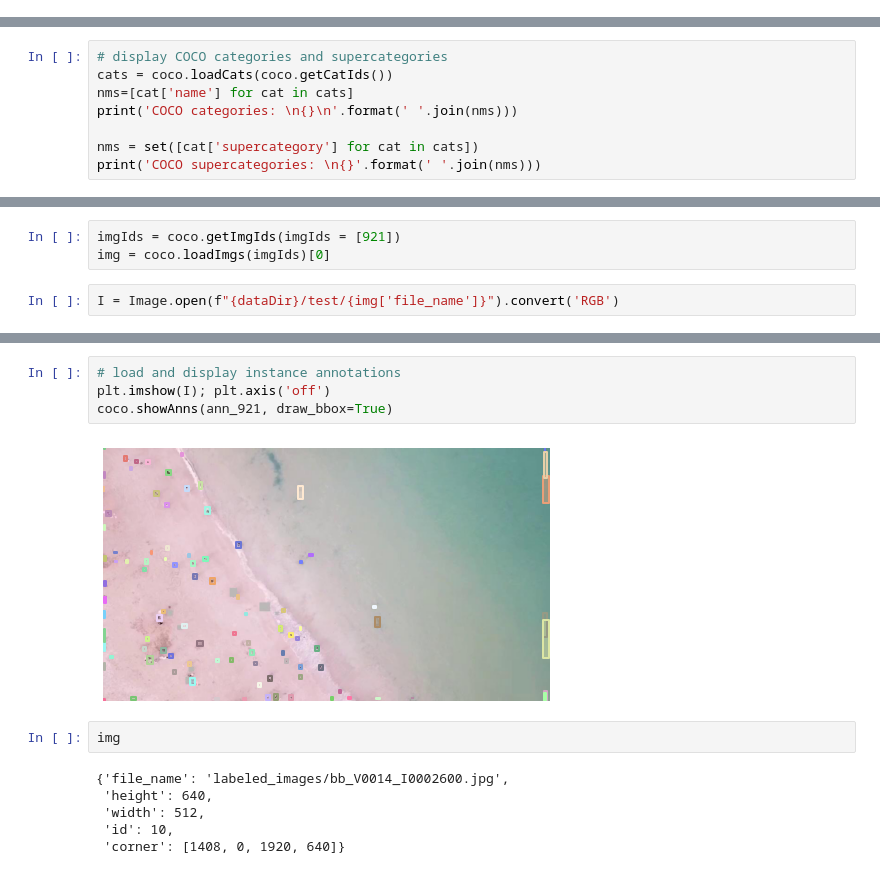
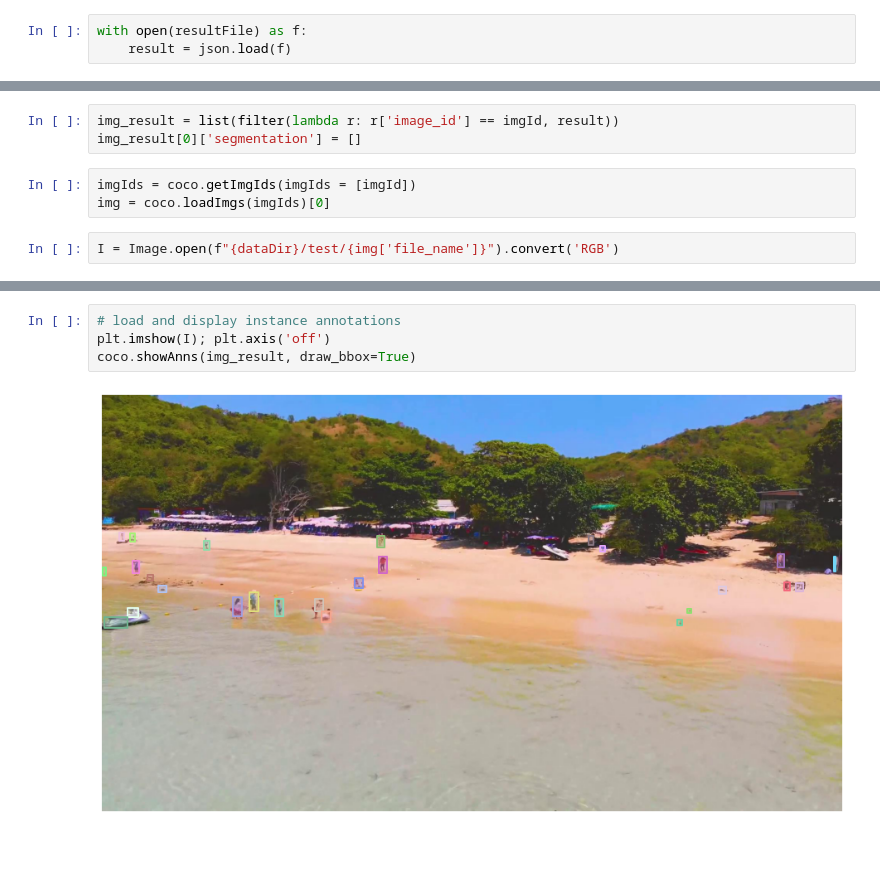
Before and after one commit to AlexTo/tiny_center_net, a Jupyter notebook: tiny_test.ipynb, the cells around one changed output, grey strips where cells are left out. Saved outputs shown, nothing was run; the diff lists cells and outputs as text; blank space fills up the shorter version.

```diff
--- a/tiny_test.ipynb
+++ b/tiny_test.ipynb
@@ -17,3 +19,6 @@ annFile = 'data/tiny_set/erase_with_uncertain_dataset/annotations/tiny_set_test_
+# %%
+with open(resultFile) as f:
+    result = json.load(f)
 # %%
 # initialize COCO api for instance annotations
 coco=COCO(annFile)
@@ -22,11 +27,3 @@ loading annotations into memory...
 Done (t=0.00s)
 creating index...
 index created!
-# %%
-# display COCO categories and supercategories
-cats = coco.loadCats(coco.getCatIds())
-nms=[cat['name'] for cat in cats]
-print('COCO categories: \n{}\n'.format(' '.join(nms)))
-
-nms = set([cat['supercategory'] for cat in cats])
-print('COCO supercategories: \n{}'.format(' '.join(nms)))
@@ -47,5 +30,8 @@ len(imgIds)
+# %%
+img_result = list(filter(lambda r: r['image_id'] == imgId, result))
+img_result[0]['segmentation'] = []
 # %%
-imgIds = coco.getImgIds(imgIds = [921])
+imgIds = coco.getImgIds(imgIds = [imgId])
 img = coco.loadImgs(imgIds)[0]
 # %%
 I = Image.open(f"{dataDir}/test/{img['file_name']}").convert('RGB')
@@ -61,14 +47,6 @@ plt.show()
 # %%
 # load and display instance annotations
 plt.imshow(I); plt.axis('off')
-coco.showAnns(ann_921, draw_bbox=True)
+coco.showAnns(img_result, draw_bbox=True)
 # %% [output]
-[figure, old version]
+[figure, new version]
-# %%
-img
-# %% [output]
-{'file_name': 'labeled_images/bb_V0014_I0002600.jpg',
- 'height': 640,
- 'width': 512,
- 'id': 10,
- 'corner': [1408, 0, 1920, 640]}
```
Also changed, not shown: parts of 9 cells of this notebook, 3 other files.
